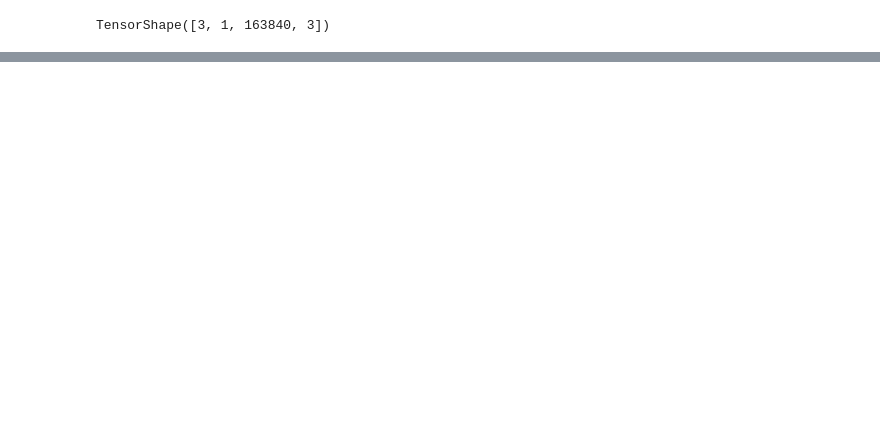
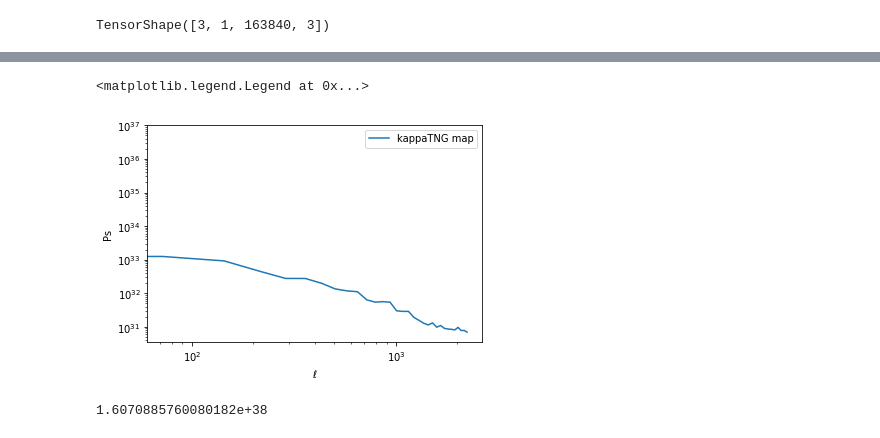
Before and after one commit to DifferentiableUniverseInitiative/flowpm, a Jupyter notebook: notebooks/Denise_lightcone.ipynb, the cells around one changed output, grey strips where cells are left out. Saved outputs shown, nothing was run; the diff lists cells and outputs as text; code cells hidden in the pictures; blank space fills up the shorter version.

Commit message:
prototype for power spectrum.

```diff
--- a/notebooks/Denise_lightcone.ipynb
+++ b/notebooks/Denise_lightcone.ipynb
@@ -290,0 +256,48 @@ imshow(current_convergence)
+# %%
+def radial_profile(data):
+    """
+    Compute the radial profile of 2d image
+    :param data: 2d image
+    :return: radial profile
+    """
+    center = data.shape[0]/2
+    y, x = np.indices((data.shape))
+    r = np.sqrt((x - center)**2 + (y - center)**2)
+    r = r.astype('int32')
+
+    tbin = np.bincount(r.ravel(), data.ravel())
+    nr = np.bincount(r.ravel())
+    radialprofile = tbin / nr
+    return radialprofile
+
+def measure_power_spectrum(map_data, pixel_size):
+    """
+    measures power 2d data
+    :param map_data: map (n x n)
+    :param pixel_size: pixel size (rad/pixel)
+    :return: ell
+    :return: power spectrum
+    """
+    data_ft = np.fft.fftshift(np.fft.fft2(map_data)) / map_data.shape[0]
+    nyquist = np.int(map_data.shape[0]/2)
+    power_spectrum = radial_profile(np.real(data_ft*np.conj(data_ft)))[:nyquist]
+    power_spectrum *= pixel_size**2
+
+    k = np.arange(power_spectrum.shape[0])
+    ell = 2. * np.pi * k / pixel_size / map_data.shape[0]
+
+    return ell, power_spectrum
+# %%
+resolution = 4.6875 # pixel resolutionl
+pixel_size = np.pi * resolution / 180. / 60. #rad/pixel
+
+#ell = 2. * np.pi * k / pixel_size / 512
+ell, ps_example = measure_power_spectrum(current_convergence, pixel_size)
+# %%
+loglog(ell, ps_example, label='kappaTNG map')
+xlabel('$\ell$')
+ylabel('Ps')
+legend()
+# %% [output]
+<matplotlib.legend.Legend at 0x...>
+[figure, added]
@@ -290,0 +306,4 @@ imshow(current_convergence)
+# %%
+inte.simps(ps_example,ell)
+# %% [output]
+1.6070885760080182e+38
```
Also changed, not shown: parts of 29 cells of this notebook.
